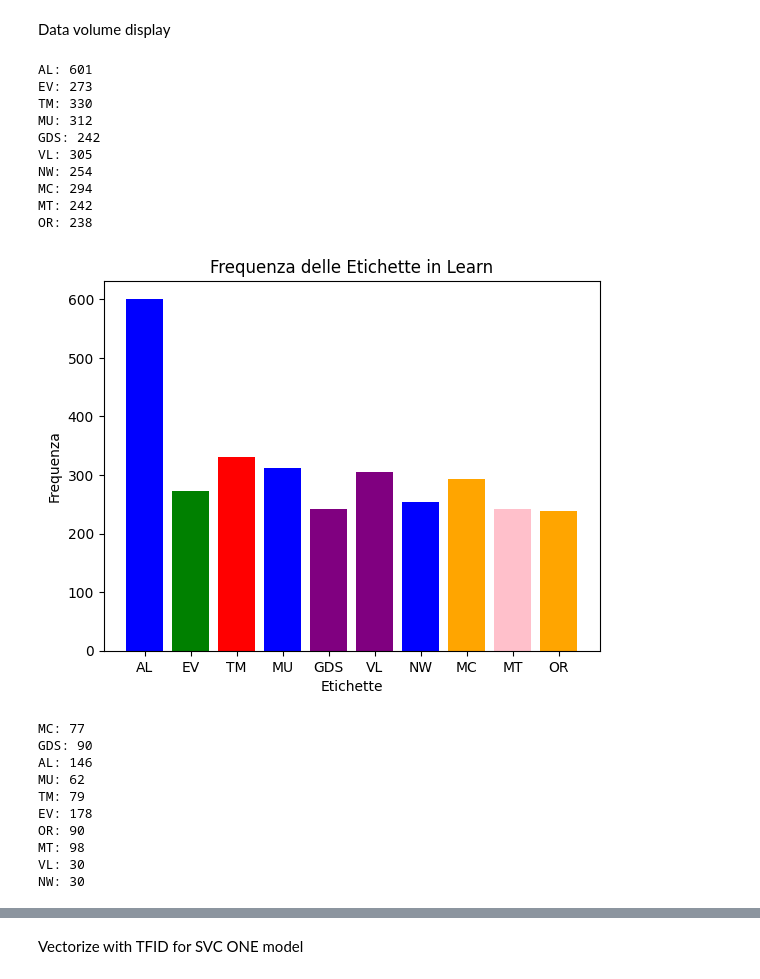
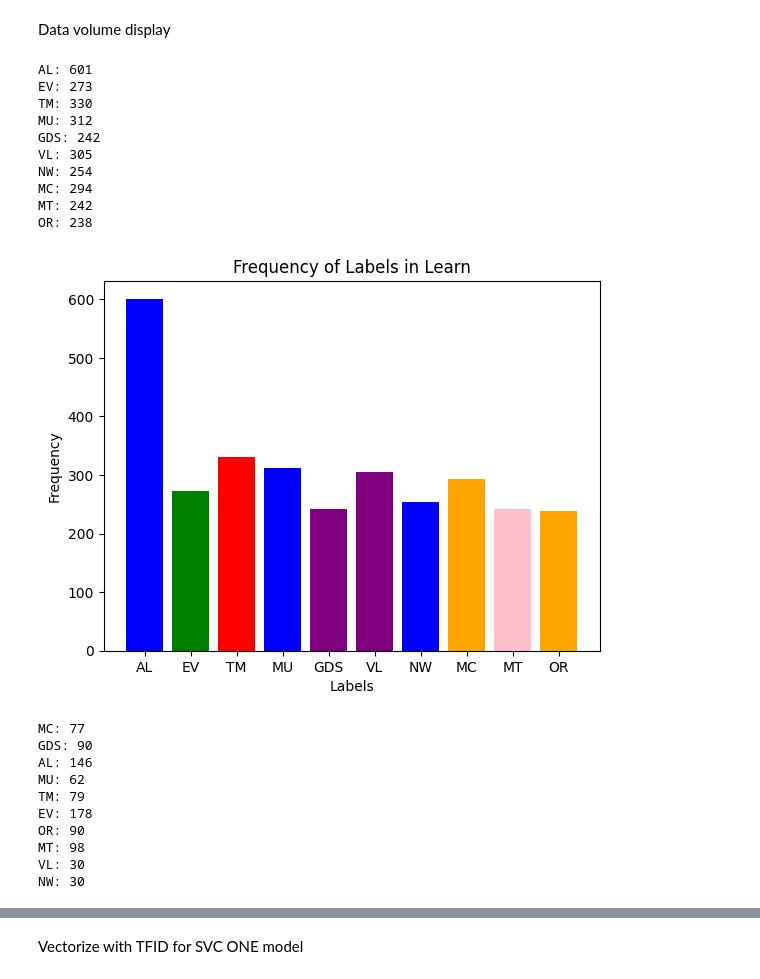
Before and after one commit to ProjecVirgil/VirgilML, a Jupyter notebook: script/learning_eng.ipynb, the cells around one changed output, grey strips where cells are left out. Cells and saved outputs as stored; diff of their text form; code cells hidden in the pictures.

```diff
--- a/script/learning_eng.ipynb
+++ b/script/learning_eng.ipynb
@@ -21,8 +27,8 @@ import gensim.downloader as api
 # %% [markdown]
 Load all dataset and split in data and labels
 # %%
-training_data = "F:\ProjectVirgil\VirgilML\\new_start\data_eng\Dataset_Learning_eng.csv"
-testing_data = "F:\ProjectVirgil\VirgilML\\new_start\data_eng\Dataset_Testing_eng.csv"
+training_data = "data_eng\Dataset_Learning_eng.csv"
+testing_data = "data_eng\Dataset_Testing_eng.csv"
 possible_classes = ["OR","MT","GDS","MC","NW","EV","TM","VL","MU","AL"] #,
 
 dataset_training = shuffle(pd.read_csv(training_data, sep=';', encoding='utf-8'),random_state=42)
@@ -39,44 +45,43 @@ Data volume display
 
 #******************** Training ********************
 
-# Possibili classi (etichette) presenti nei dati
+# Possible classes (labels) present in the data
 possible_classes = list(set(train_labels))
 
-# Lista di colori corrispondenti alle classi
+# List of colors corresponding to classes.
 unique_colors = ['blue', 'green', 'red', 'purple', 'orange', 'pink', 'brown', 'gray', 'cyan', 'magenta']
 
-# Calcola la frequenza delle etichette
-from collections import Counter
+# Calculate the frequency of labels
 label_counts = Counter(train_labels)
 
-# Estrai le etichette uniche e le relative frequenze
+# Extract unique labels and related frequencies.
 unique_labels = list(label_counts.keys())
 frequencies = list(label_counts.values())
 
 for index , value in enumerate(unique_labels):
     print(f"{value}: {frequencies[index]}")
-# Crea un dizionario che mappa ciascuna etichetta al suo colore corrispondente
+# Create a dictionary that maps each label to its corresponding color
 label_to_color = {label: color for label, color in zip(unique_labels, unique_colors)}
-# Estrai i colori corrispondenti alle etichette nel tuo dataset
+# Extract the colors corresponding to the labels in your dataset
 bar_colors = [label_to_color[label] for label in train_labels]
-# Crea un grafico a barre con colori diversi per ciascuna colonna
+# Create a bar graph with different colors for each column
 plt.bar(unique_labels, frequencies, color=bar_colors)
-# Aggiungi etichette
-plt.xlabel('Etichette')
-plt.ylabel('Frequenza')
-# Aggiungi un titolo
-plt.title('Frequenza delle Etichette in Learn')
-# Mostra il grafico a barre
+# Add labels
+plt.xlabel('Labels')
+plt.ylabel('Frequency')
+# Add a title
+plt.title('Frequency of Labels in Learn')
+# Show the bar graph
 plt.show()
 
-# Possibili classi (etichette) presenti nei dati
+# Possible classes (labels) present in the data
 possible_classes = list(set(test_labels))
 
-# Calcola la frequenza delle etichette
-from collections import Counter
+# Calculates the frequency of labels
+
 label_counts = Counter(test_labels)
 
-# Estrai le etichette uniche e le relative frequenze
+# Extract unique labels and their frequencies
 unique_labels = list(label_counts.keys())
 frequencies = list(label_counts.values())
 
@@ -84,43 +89,43 @@ for index , value in enumerate(unique_labels):
     print(f"{value}: {frequencies[index]}")
 
 
 #******************** Test dataset ********************
-# Crea un dizionario che mappa ciascuna etichetta al suo colore corrispondente
+# Create a dictionary that maps each label to its corresponding color
 label_to_color = {label: color for label, color in zip(unique_labels, unique_colors)}
-# Estrai i colori corrispondenti alle etichette nel tuo dataset
+# Extract the colors corresponding to the labels in your dataset
 bar_colors = [label_to_color[label] for label in test_labels]
-# Crea un grafico a barre con colori diversi per ciascuna colonna
+# Create a bar graph with different colors for each column
 plt.bar(unique_labels, frequencies, color=bar_colors)
-# Aggiungi etichette
-plt.xlabel('Etichette')
-plt.ylabel('Frequenza')
-# Aggiungi un titolo
-plt.title('Frequenza delle Etichette in Test')
-# Mostra il grafico a barre
+# Add labels
+plt.xlabel('Labels')
+plt.ylabel('Frequency')
+# Add a title
+plt.title('Frequency of Labels in Test')
+# Show the bar graph
 plt.show()
 
 
 #******************** lenght ********************
 # Explore the length of sentences in the 'Frasi' column
 dataset_training['Frasi_length'] = dataset_training['Frasi'].apply(len)
 plt.figure(figsize=(12, 6))
 sns.histplot(dataset_training['Frasi_length'], bins=30, kde=True)
 plt.title('Distribuzione della Lunghezza delle Frasi')
 plt.xlabel('Lunghezza delle Frasi')
 plt.ylabel('Frequenza')
 plt.show()
 # %% [output]
 AL: 601
 EV: 273
 TM: 330
 MU: 312
 GDS: 242
 VL: 305
 NW: 254
 MC: 294
 MT: 242
 OR: 238
-[figure, old version]
+[figure, new version]
 MC: 77
 GDS: 90
 AL: 146
```
Also changed, not shown: parts of 16 cells of this notebook, 1 other file.
